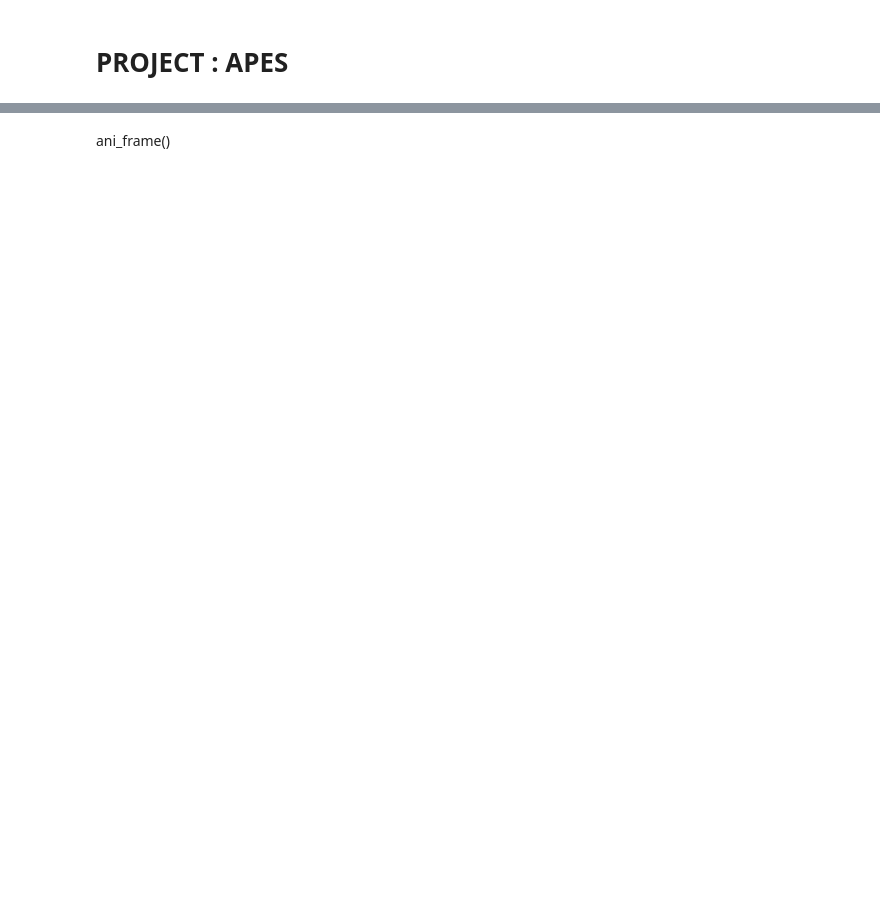
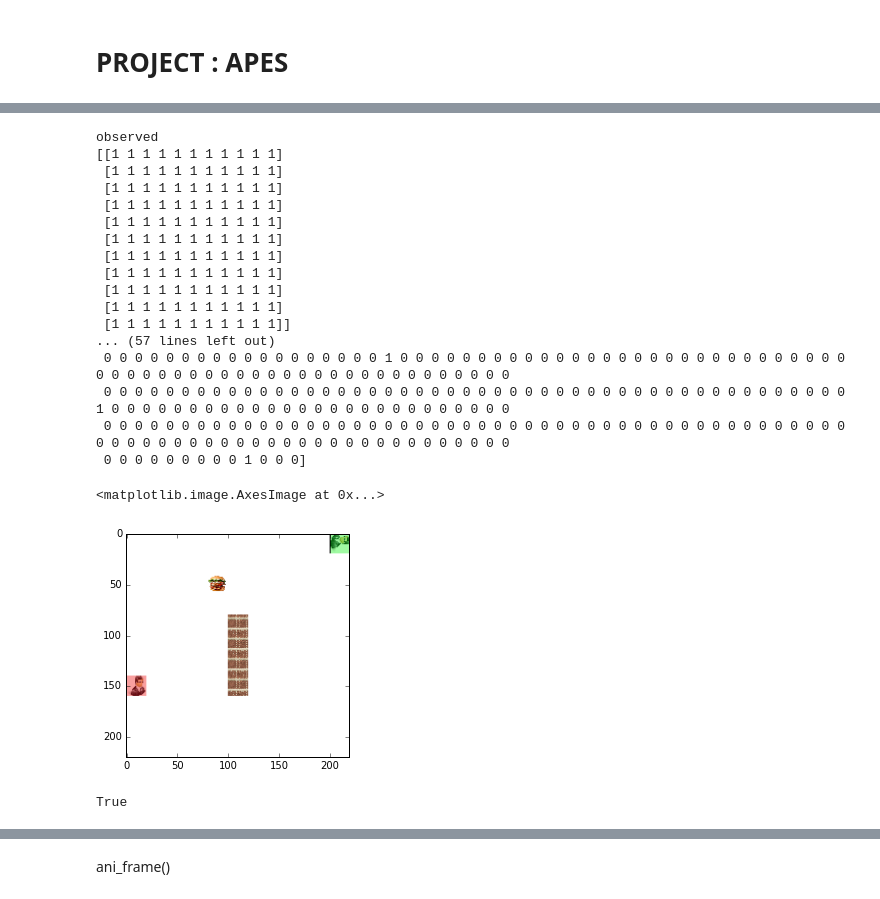
Before and after one commit to aqeel13932/APES_PT, a Jupyter notebook: FinalVersion.ipynb, the cells around one changed output, grey strips where cells are left out. Drawn from its saved outputs; the diff is of its cells as text; code cells hidden in the pictures; blank space fills up the shorter version.

```diff
--- a/FinalVersion.ipynb
+++ b/FinalVersion.ipynb
@@ -13,7 +14,7 @@ from time import time
 # %%
 Start = time()
 #Add Pictures
-Settings.SetBlockSize(20)
+Settings.SetBlockSize(100)
 Settings.AddImage('Wall','Pics/wall.jpg')
 Settings.AddImage('Food','Pics/food.jpg')
 #Specify World Size
@@ -37,8 +38,8 @@ Settings.AddProbabilityDistribution('gagnt',gagnt)
 Settings.AddProbabilityDistribution('food',food)
 
 #Create World Elements
-obs = Obstacles('Wall',Shape=np.array([[1],[1],[1],[1]]),PdstName='Obs')
-ragnt = Agent(Fname='Pics/ragent.jpg',Power=3,VisionAngle=90,Range=3,PdstName='ragnt')
+obs = Obstacles('Wall',Shape=np.array([[1],[1],[1],[1]]),PdstName='Obs',See=True)
+ragnt = Agent(Fname='Pics/ragent.jpg',Power=3,VisionAngle=360,Range=-1,PdstName='ragnt')
 gagnt = Agent(Fname='Pics/gagent.jpg',VisionAngle=180,Range=1,ControlRange=0,PdstName='gagnt')
 food = Foods('Food',PdstName='food')
 
@@ -66,20 +87,56 @@ plt.imshow(game.BuildImage())
 # %%
 rimages = []
 tt = []
-for i in range (30):
+#Framesize
+fs = (Settings.WorldSize[0]*Settings.BlockSize[0],Settings.WorldSize[1]*Settings.BlockSize[1])
+#cap = cv2.VideoCapture(0)
+#fourcc =cv2.VideoWriter_fourcc(*'FFV1')
+#out = cv2.VideoWriter('test.avi',fourcc,60, fs)
+for i in range (1):
     Start = time()
     game.Step()
-    gagnt.RandomAction(MRA=3)
+    gagnt.RandomAction()
     ragnt.DetectAndAstar()
+    for i in ragnt.NNFeed:
+        print i,'\n',np.array(ragnt.NNFeed[i],dtype=int)
+    print np.array(ragnt.Flateoutput(),dtype=int)
     tt.append(time()-Start)
     #t = np.concatenate([game.AgentViewPoint(ragnt.ID),game.AgentViewPoint(gagnt.ID)],axis=1)
     #rimages.append(t)
     rimages.append(game.BuildImage())
+    #out.write(cv2.cvtColor(np.array(game.BuildImage()*255,dtype=np.uint8), cv2.COLOR_RGB2BGR))
     #print ragnt.NextAction,ragnt.CurrentReward, game.StepCounter, game.Terminated
     #print 'step:',game.StepCounter
     #print gagnt.NextAction,gagnt.CurrentReward
+plt.imshow(game.BuildImage())
 #Save Video
 #Settings.ani_frame(rimages=rimages,fps=5)
+#out.release()
+# %% [output]
+observed
+[[1 1 1 1 1 1 1 1 1 1 1]
+ [1 1 1 1 1 1 1 1 1 1 1]
+ [1 1 1 1 1 1 1 1 1 1 1]
+ [1 1 1 1 1 1 1 1 1 1 1]
+ [1 1 1 1 1 1 1 1 1 1 1]
+ [1 1 1 1 1 1 1 1 1 1 1]
+ [1 1 1 1 1 1 1 1 1 1 1]
+ [1 1 1 1 1 1 1 1 1 1 1]
+ [1 1 1 1 1 1 1 1 1 1 1]
+ [1 1 1 1 1 1 1 1 1 1 1]
+ [1 1 1 1 1 1 1 1 1 1 1]]
+... (57 lines left out)
+ 0 0 0 0 0 0 0 0 0 0 0 0 0 0 0 0 0 0 1 0 0 0 0 0 0 0 0 0 0 0 0 0 0 0 0 0 0 0 0 0 0 0 0 0 0 0 0 0 0 0 0 0 0 0 0 0 0 0 0 0 0 0 0 0 0 0 0 0 0 0 0 0 0 0 0
+ 0 0 0 0 0 0 0 0 0 0 0 0 0 0 0 0 0 0 0 0 0 0 0 0 0 0 0 0 0 0 0 0 0 0 0 0 0 0 0 0 0 0 0 0 0 0 0 0 1 0 0 0 0 0 0 0 0 0 0 0 0 0 0 0 0 0 0 0 0 0 0 0 0 0 0
+ 0 0 0 0 0 0 0 0 0 0 0 0 0 0 0 0 0 0 0 0 0 0 0 0 0 0 0 0 0 0 0 0 0 0 0 0 0 0 0 0 0 0 0 0 0 0 0 0 0 0 0 0 0 0 0 0 0 0 0 0 0 0 0 0 0 0 0 0 0 0 0 0 0 0 0
+ 0 0 0 0 0 0 0 0 0 1 0 0 0]
+<matplotlib.image.AxesImage at 0x...>
+[figure, added]
+# %%
+#cap.release()
+cv2.imwrite('testing.jpg',cv2.cvtColor(np.array(game.BuildImage()*255,dtype=np.uint8), cv2.COLOR_RGB2BGR))
+# %% [output]
+True
 # %%
 plt.figure(figsize=(20,20))
 plt.subplot(1,3,1)
```
Also changed, not shown: parts of 5 cells of this notebook, 1 other file.
